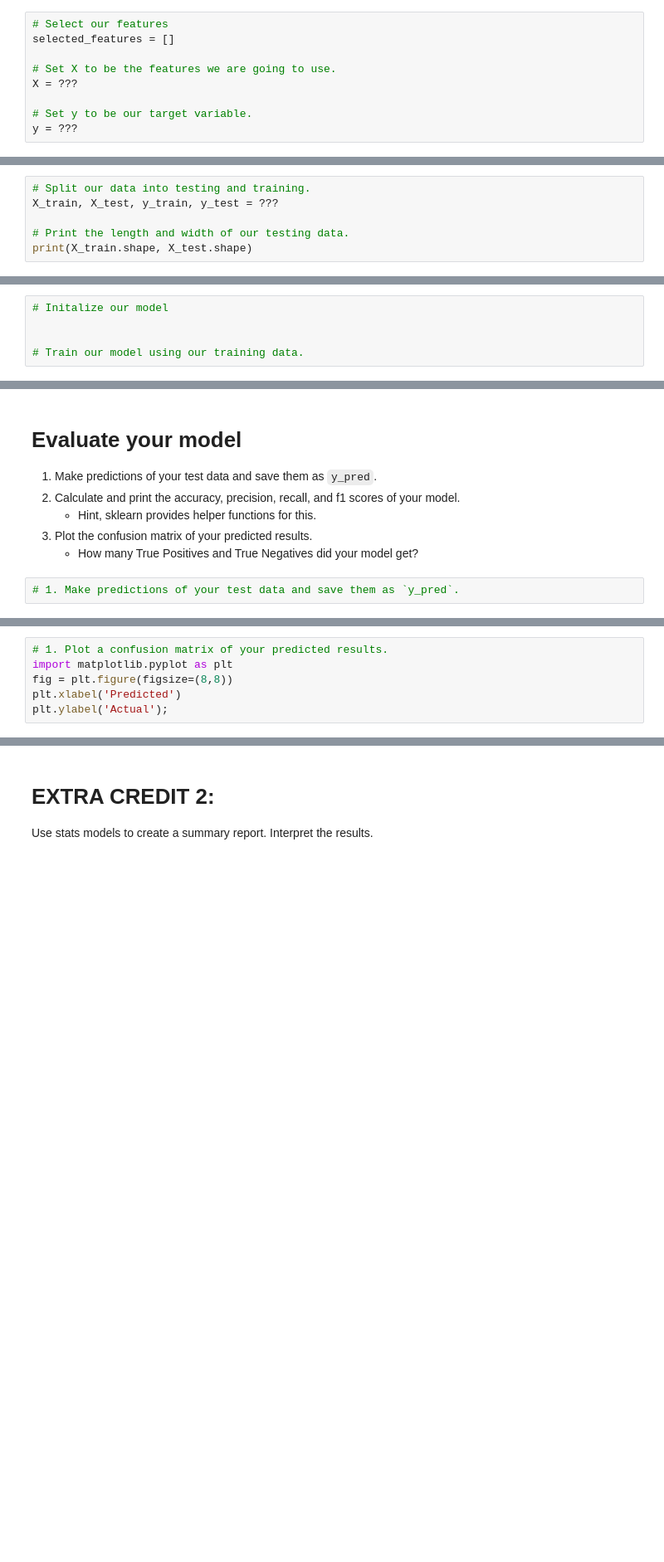
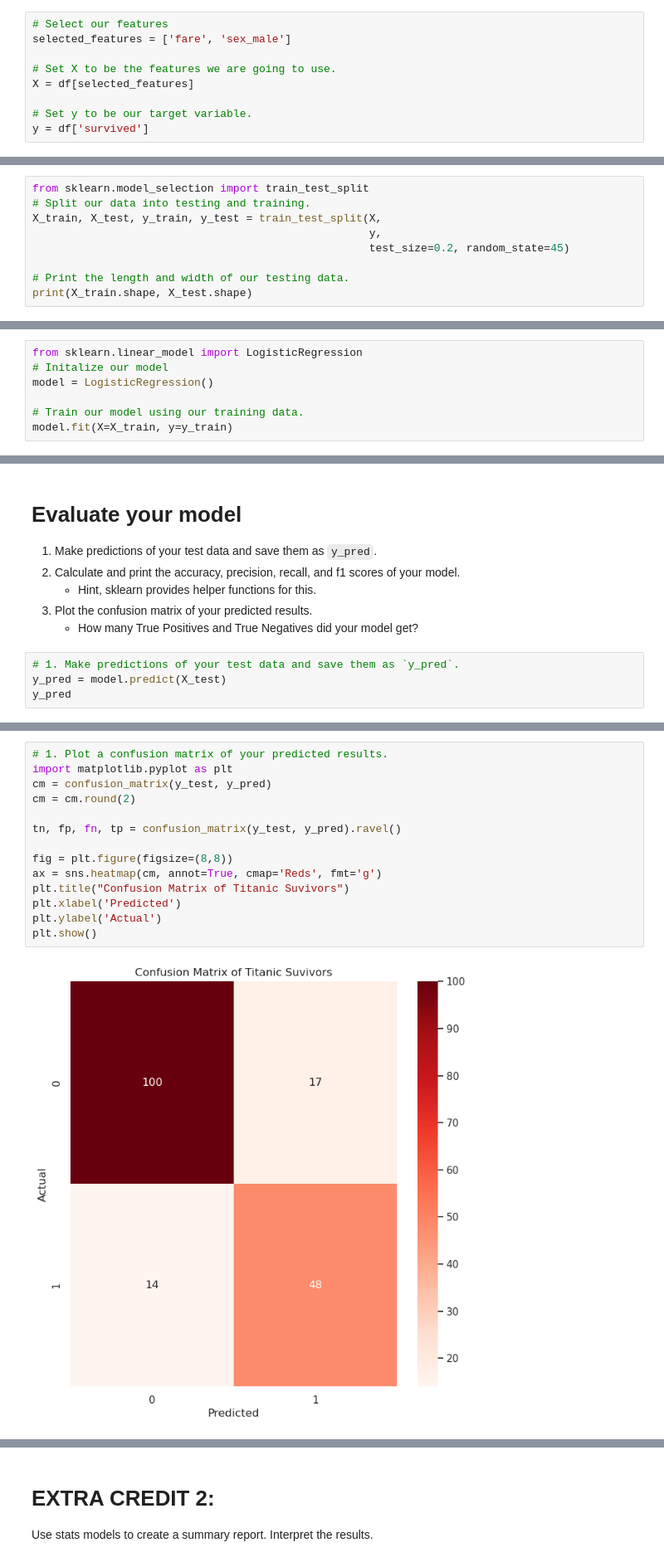
Before and after one commit to SabehaKhan/my-fork-2024-DS-Fri-1230, a Jupyter notebook: Week-06-Classification/Exercise-SK.ipynb, the cells around one changed output, grey strips where cells are left out. Shown at 83% size. Saved outputs shown, nothing was run; the diff lists cells and outputs as text; blank space fills up the shorter version.

```diff
--- a/Week-06-Classification/Exercise-SK.ipynb
+++ b/Week-06-Classification/Exercise-SK.ipynb
@@ -86,10 +88,10 @@ For your first model, only include use the `fare` and `sex` as features.
    * only include use the `fare` and `sex_male` as features for this model.
 # %%
 # Select our features
-selected_features = []
+selected_features = ['fare', 'sex_male']
 
 # Set X to be the features we are going to use.
-X = ???
+X = df[selected_features]
 
 # Set y to be our target variable.
-y = ???
+y = df['survived']
@@ -98,8 +98,11 @@ SyntaxError: invalid syntax (351227707.py, line 5)
 # %% [markdown]
 # Split our data into the testing and training groups.
 # %%
+from sklearn.model_selection import train_test_split
 # Split our data into testing and training.
-X_train, X_test, y_train, y_test = ???
+X_train, X_test, y_train, y_test = train_test_split(X,
+                                                    y,
+                                                    test_size=0.2, random_state=45)
 
 # Print the length and width of our testing data.
 print(X_train.shape, X_test.shape)
@@ -109,7 +114,9 @@ print(X_train.shape, X_test.shape)
 * Fit your model with your training data.
 * Predict the values of your testing data
 # %%
+from sklearn.linear_model import LogisticRegression
 # Initalize our model
-
+model = LogisticRegression()
 
 # Train our model using our training data.
+model.fit(X=X_train, y=y_train)
@@ -122,3 +131,5 @@ print(X_train.shape, X_test.shape)
     * How many True Positives and True Negatives did your model get?
 # %%
 # 1. Make predictions of your test data and save them as `y_pred`.
+y_pred = model.predict(X_test)
+y_pred
@@ -144,8 +173,18 @@ print('F1 Score %f' % f1)
 # %%
 # 1. Plot a confusion matrix of your predicted results.
 import matplotlib.pyplot as plt
+cm = confusion_matrix(y_test, y_pred)
+cm = cm.round(2)
+
+tn, fp, fn, tp = confusion_matrix(y_test, y_pred).ravel()
+
 fig = plt.figure(figsize=(8,8))
+ax = sns.heatmap(cm, annot=True, cmap='Reds', fmt='g')
+plt.title("Confusion Matrix of Titanic Suvivors")
 plt.xlabel('Predicted')
-plt.ylabel('Actual');
+plt.ylabel('Actual')
+plt.show()
+# %% [output]
+[figure, added]
 # %%
 # How many True Positives and True Negatives did your model get?
```
Also changed, not shown: parts of 10 cells of this notebook.
